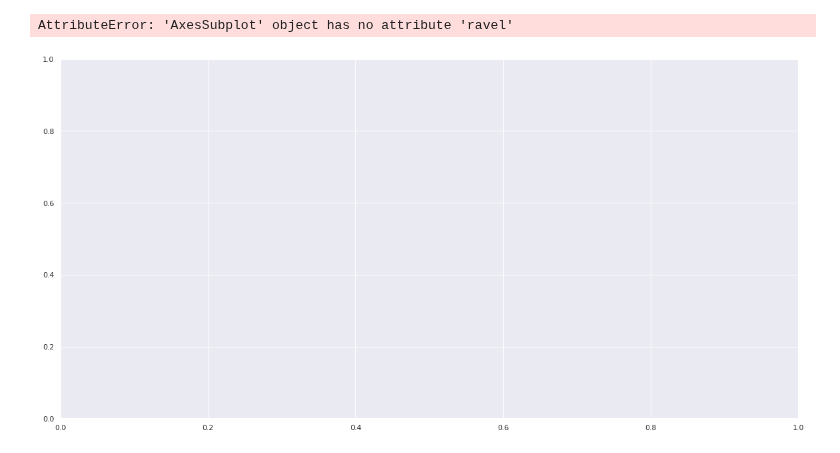
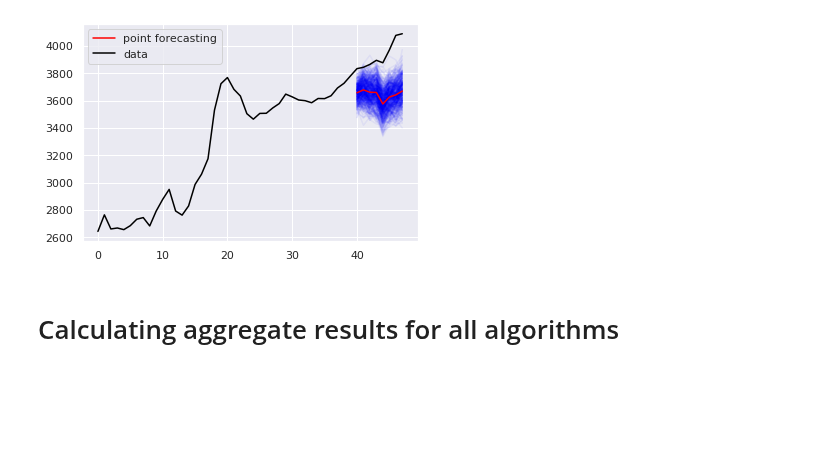
Before and after one commit to luisroque/run_models_distributed, a Jupyter notebook: notebooks/Results_comparing_all_algorithms_paper1_probabilistic.ipynb, the cells around one changed output. Drawn from its saved outputs; the diff is of its cells as text; code cells hidden in the pictures; blank space fills up the shorter version.

Commit message:
results probabilistic

```diff
--- a/notebooks/Results_comparing_all_algorithms_paper1_probabilistic.ipynb
+++ b/notebooks/Results_comparing_all_algorithms_paper1_probabilistic.ipynb
@@ -128,12 +155,29 @@ df_gpf[(df_gpf['version']=='orig')&(df_gpf['error']=='CRPS')].reset_index().drop
+# %%
+dataset = 'prison'
+algorithm='deepar'
+for file in [path for path in os.listdir(path) if algorithm in path and dataset in path and 'orig' in path]:
+    with open(f'{path}/{file}', 'rb') as handle:
+        e = pickle.load(handle)
+        handle.close()
+# %%
+series = 31
+plt.plot(np.arange(40, 48), e['predictions']['samples']['bottom'][-8:, series, :], alpha=0.05, color='blue')
+plt.plot(np.arange(40, 48), e['predictions']['points']['bottom'][:, series], alpha=1, color='red', label='point forecasting')
+plt.plot(true[:,series], color='black', label='data')
+plt.legend();
+# %% [output]
+[figure, added]
+# %% [markdown]
+# Calculating aggregate results for all algorithms
 # %%
-datasets = ['m5']
+datasets = ['prison']
 df_orig_list = []
 for d in datasets:
-    dict_gpf = compute_aggreated_results_dict(algorithm='gpf', dataset=d)
+    dict_gpf = compute_aggreated_results_dict(algorithm='gpf', dataset=d, err_metric='CRPS')
     df_gpf = compute_aggregated_results_df(dict_gpf)
-    dict_mint = compute_aggreated_results_dict(algorithm='mint', dataset=d)
+    dict_mint = compute_aggreated_results_dict(algorithm='mint', dataset=d, err_metric='CRPS')
     df_mint = compute_aggregated_results_df(dict_mint)
-    dict_deepar = compute_aggreated_results_dict(algorithm='deepar', dataset=d)
+    dict_deepar = compute_aggreated_results_dict(algorithm='deepar', dataset=d, err_metric='CRPS')
     df_deepar = compute_aggregated_results_df(dict_deepar)
     df_gpf['algorithm']='gpf'
     df_mint['algorithm']='mint'
@@ -147,18 +191,3 @@ for d in datasets:
     df_orig.algorithm = df_orig.algorithm.astype("category")
     df_orig.algorithm.cat.set_categories(sorter, inplace=True)
     df_orig_list.append(df_orig)
-
-_, ax = plt.subplots(len(datasets), 1, figsize=(20, 10*len(datasets)))
-ax = ax.ravel()
-for i in range(len(datasets)):
-    fg = sns.barplot(x='group',
-                      y='value',
-                      hue='algorithm',
-                      data=df_orig_list[i],
-                      ax=ax[i])
-    ax[i].set_title(datasets[i], fontsize=20)
-plt.legend()
-plt.show()
-# %% [output]
-AttributeError: 'AxesSubplot' object has no attribute 'ravel'
-[figure, removed]
```
Also changed, not shown: parts of 20 cells of this notebook, 1 other file.
